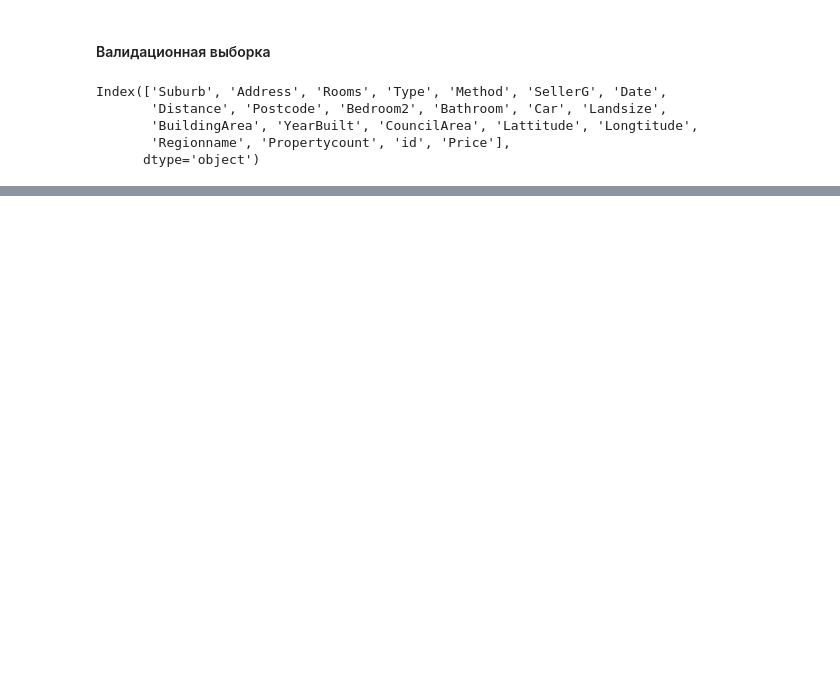
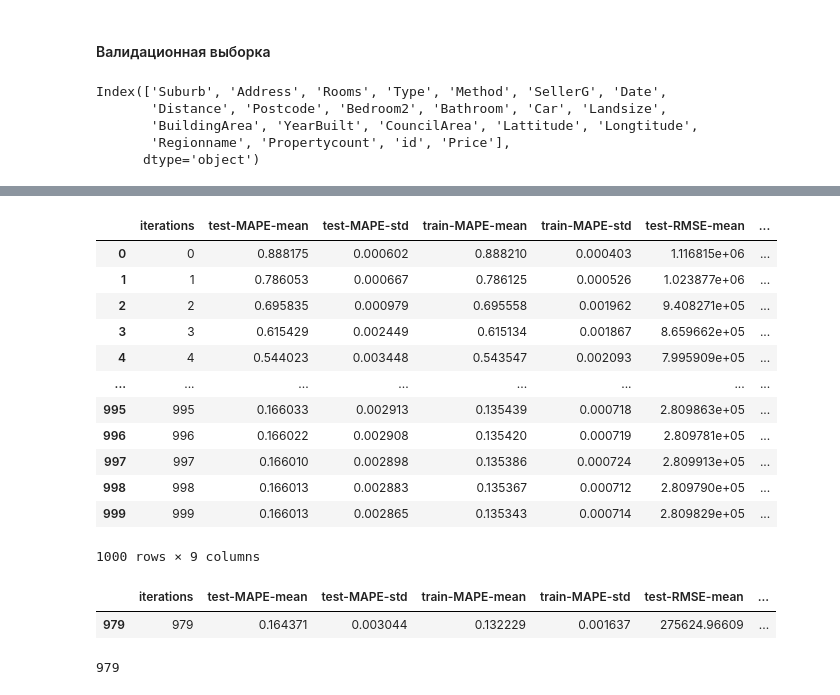
Before and after one commit to Zetis659/Data_Science_GM, a Jupyter notebook: Leopard_challenge_Regression/Leopard_challenge_Regression_2.ipynb, the cells around one changed output, grey strips where cells are left out. Drawn from its saved outputs; the diff is of its cells as text; code cells hidden in the pictures; blank space fills up the shorter version.

Commit message:
Feature: First results Catboost. Kaggle MAPE 0.1609

```diff
--- a/Leopard_challenge_Regression/Leopard_challenge_Regression_2.ipynb
+++ b/Leopard_challenge_Regression/Leopard_challenge_Regression_2.ipynb
@@ -1289,0 +1307,2 @@ KeyError: "['Price'] not in index"
+# %%
+X.remove('Date')
@@ -1289,0 +1319,7 @@ KeyError: "['Price'] not in index"
+# %%
+parameters = {'cat_features': cat_features,
+              'learning_rate': 0.1,
+              'eval_metric': 'MAPE',
+              'loss_function': 'RMSE',
+              'random_seed': 42,
+              'verbose':100}
@@ -1289,0 +1328,4 @@ KeyError: "['Price'] not in index"
+# %%
+train_full_data = Pool(train_v1[X],
+                       label=train_v1[y],
+                       cat_features=cat_features)
@@ -1289,0 +1334,11 @@ KeyError: "['Price'] not in index"
+# %%
+cv_data = cv(
+    params = parameters,
+    pool = train_full_data,
+    fold_count=5,
+    shuffle=True,
+    partition_random_seed=0,
+    stratified=False,
+    verbose=False
+
+)
@@ -1289,0 +1363,21 @@ KeyError: "['Price'] not in index"
+# %%
+cv_data
+# %% [output]
+|  | iterations | test-MAPE-mean | test-MAPE-std | train-MAPE-mean | train-MAPE-std | test-RMSE-mean | ... |
+| 0 | 0 | 0.888175 | 0.000602 | 0.888210 | 0.000403 | 1.116815e+06 | ... |
+| 1 | 1 | 0.786053 | 0.000667 | 0.786125 | 0.000526 | 1.023877e+06 | ... |
+| 2 | 2 | 0.695835 | 0.000979 | 0.695558 | 0.001962 | 9.408271e+05 | ... |
+| 3 | 3 | 0.615429 | 0.002449 | 0.615134 | 0.001867 | 8.659662e+05 | ... |
+| 4 | 4 | 0.544023 | 0.003448 | 0.543547 | 0.002093 | 7.995909e+05 | ... |
+| ... | ... | ... | ... | ... | ... | ... | ... |
+| 995 | 995 | 0.166033 | 0.002913 | 0.135439 | 0.000718 | 2.809863e+05 | ... |
+| 996 | 996 | 0.166022 | 0.002908 | 0.135420 | 0.000719 | 2.809781e+05 | ... |
+| 997 | 997 | 0.166010 | 0.002898 | 0.135386 | 0.000724 | 2.809913e+05 | ... |
+| 998 | 998 | 0.166013 | 0.002883 | 0.135367 | 0.000712 | 2.809790e+05 | ... |
+| 999 | 999 | 0.166013 | 0.002865 | 0.135343 | 0.000714 | 2.809829e+05 | ... |
+1000 rows × 9 columns
+# %%
+cv_data[cv_data['test-RMSE-mean'] == cv_data['test-RMSE-mean'].min()]
+# %% [output]
+|  | iterations | test-MAPE-mean | test-MAPE-std | train-MAPE-mean | train-MAPE-std | test-RMSE-mean | ... |
+| 979 | 979 | 0.164371 | 0.003044 | 0.132229 | 0.001637 | 275624.96609 | ... |
@@ -1289,0 +1386,4 @@ KeyError: "['Price'] not in index"
+# %%
+n_iters
+# %% [output]
+979
```
Also changed, not shown: parts of 41 cells of this notebook, 43 other files.
